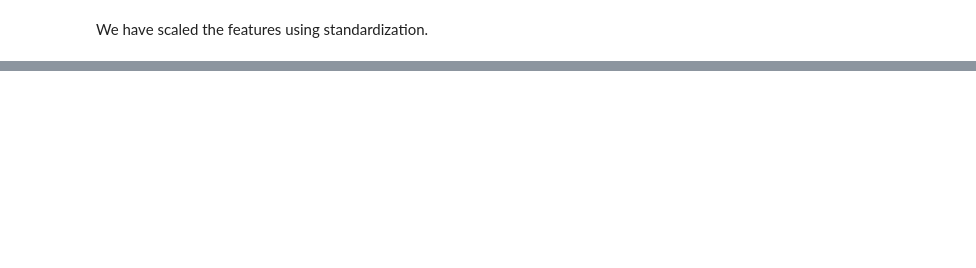
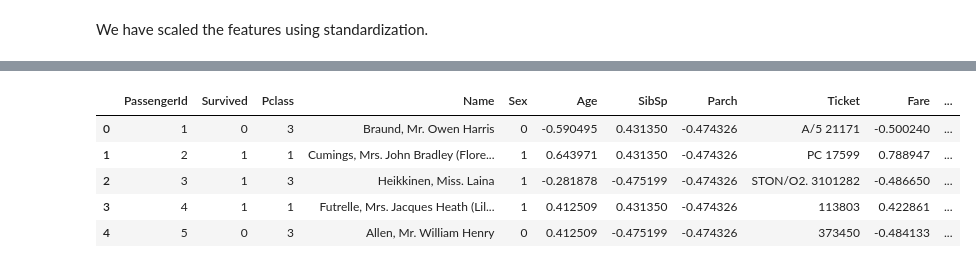
Before and after one commit to 0xAnujjj/datascience-lab, a Jupyter notebook: FeatureEngineering/main.ipynb, the cells around one changed output, grey strips where cells are left out. Cells and saved outputs as stored; diff of their text form; code cells hidden in the pictures; blank space fills up the shorter version.

```diff
--- a/FeatureEngineering/main.ipynb
+++ b/FeatureEngineering/main.ipynb
@@ -103,0 +164,9 @@ We have scaled the features using standardization.
+# %%
+df.head()
+# %% [output]
+|  | PassengerId | Survived | Pclass | Name | Sex | Age | SibSp | Parch | Ticket | Fare | ... |
+| 0 | 1 | 0 | 3 | Braund, Mr. Owen Harris | 0 | -0.590495 | 0.431350 | -0.474326 | A/5 21171 | -0.500240 | ... |
+| 1 | 2 | 1 | 1 | Cumings, Mrs. John Bradley (Flore... | 1 | 0.643971 | 0.431350 | -0.474326 | PC 17599 | 0.788947 | ... |
+| 2 | 3 | 1 | 3 | Heikkinen, Miss. Laina | 1 | -0.281878 | -0.475199 | -0.474326 | STON/O2. 3101282 | -0.486650 | ... |
+| 3 | 4 | 1 | 1 | Futrelle, Mrs. Jacques Heath (Lil... | 1 | 0.412509 | 0.431350 | -0.474326 | 113803 | 0.422861 | ... |
+| 4 | 5 | 0 | 3 | Allen, Mr. William Henry | 0 | 0.412509 | -0.475199 | -0.474326 | 373450 | -0.484133 | ... |
```
Also changed, not shown: parts of 6 cells of this notebook.
